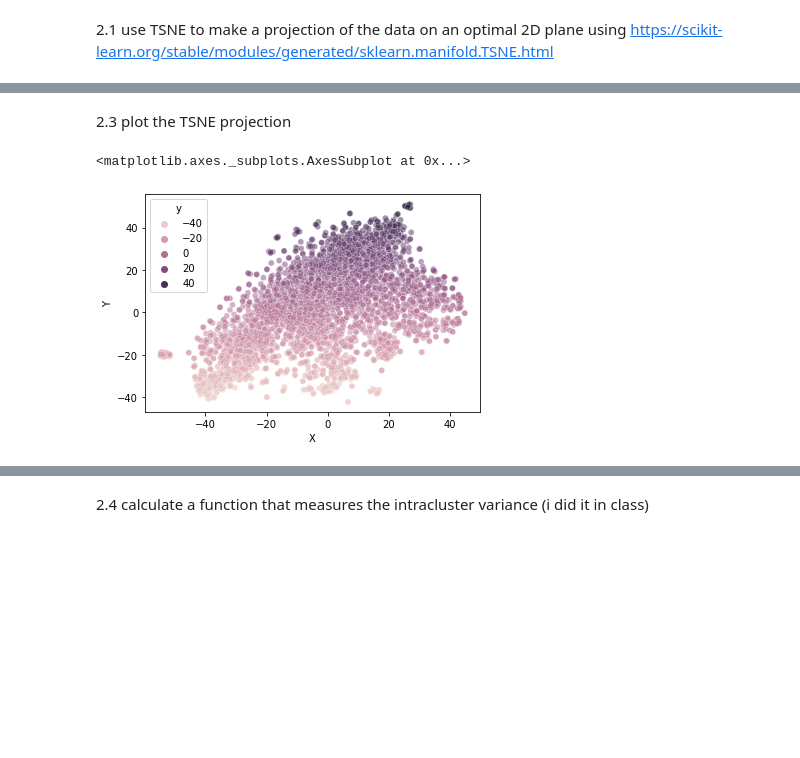
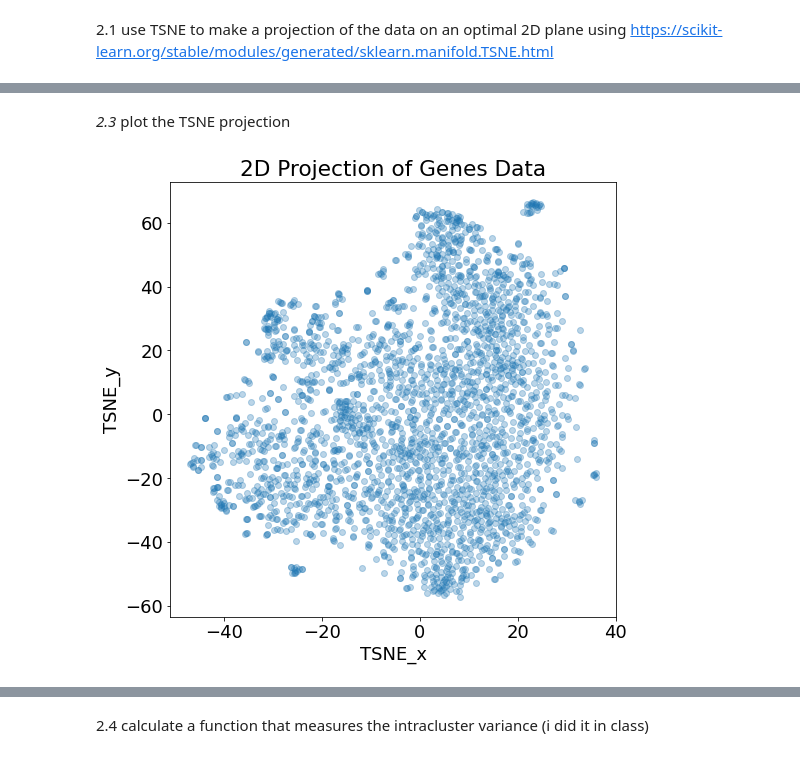
Before and after one commit to comooney711/DSPS_CMooney, a Jupyter notebook: HW7/ClusteringGenes.ipynb, the cells around one changed output, grey strips where cells are left out. Saved outputs shown, nothing was run; the diff lists cells and outputs as text; code cells hidden in the pictures; blank space fills up the shorter version.

```diff
--- a/HW7/ClusteringGenes.ipynb
+++ b/HW7/ClusteringGenes.ipynb
@@ -90,3 +135,3 @@ genes.mean(0).round(2), genes.std(0)
 # %%
-tsne = skl.manifold.TSNE(n_components=2, verbose=1)
-tsne_results = tsne.fit_transform(genes)
+tsne = skl.manifold.TSNE(n_components=2, perplexity=30, verbose=1,
+                         random_state=111)
@@ -106,0 +138,2 @@ tsne_results.shape
+# %%
+tsne_results = tsne.fit_transform(scaledgenes)
@@ -107,14 +150,16 @@ tsne_results.shape
 # %% [markdown]
-2.3 plot the TSNE projection
+*2.3* plot the TSNE projection
-# %%
-x=tsne_results[:,0]
-y=tsne_results[:,1]
-
-tsne_df = pd.DataFrame({'X':tsne_results[:,0],
-                        'Y':tsne_results[:,1],
-                       'y':y})
-#sns.scatterplot(x='X', y='Y', hue='test', data=tsne_df, legend="full", alpha=0.3)
-sns.scatterplot(x='X', y='Y', alpha=0.5, hue = 'y', data=tsne_df)
-# %% [output]
-<matplotlib.axes._subplots.AxesSubplot at 0x...>
-[figure, removed]
+# %%
+x=tsne_results[:,0]
+y=tsne_results[:,1]
+pl.figure(figsize=(8, 8))
+pl.scatter(x, y, alpha=0.3)
+
+# Add labels even though they mean nothing physically
+pl.xlabel("TSNE_x")
+pl.ylabel("TSNE_y")
+pl.title("2D Projection of Genes Data")
+
+pl.show()
+# %% [output]
+[figure, added]
```
Also changed, not shown: parts of 59 cells of this notebook.
